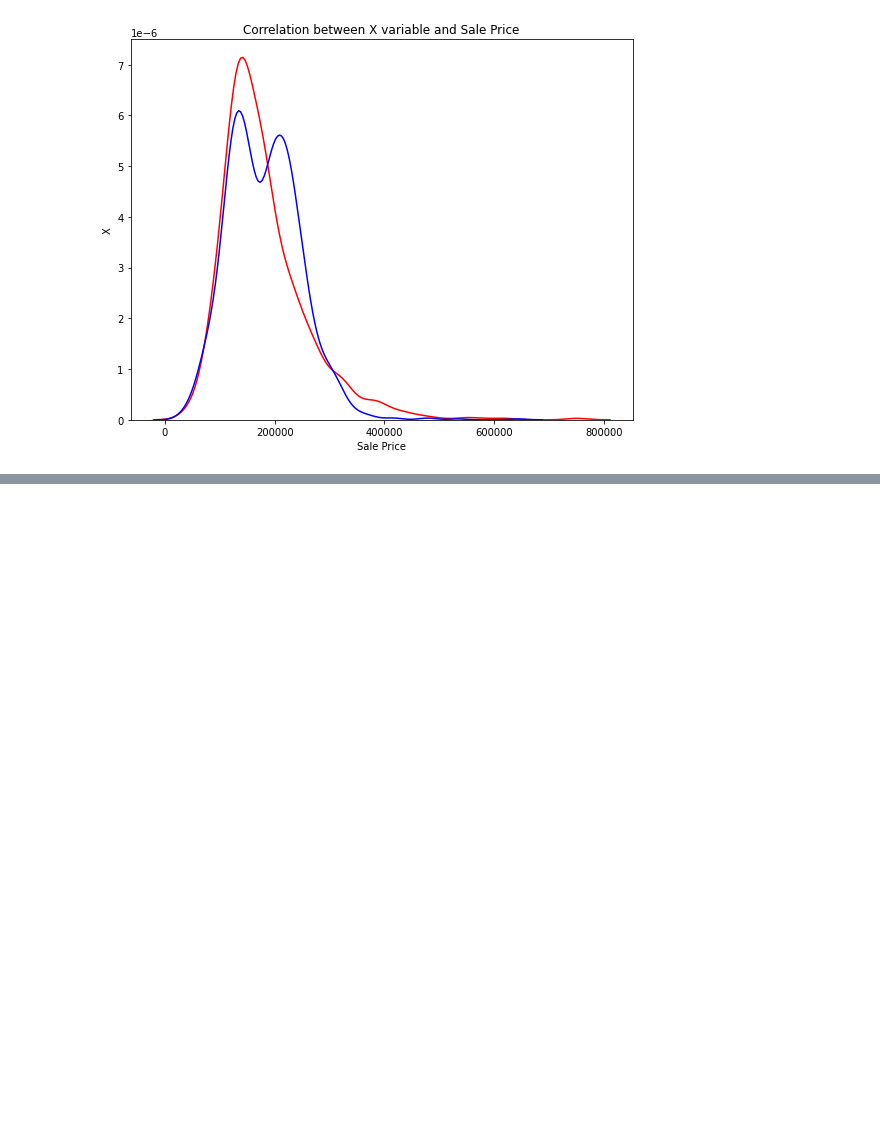
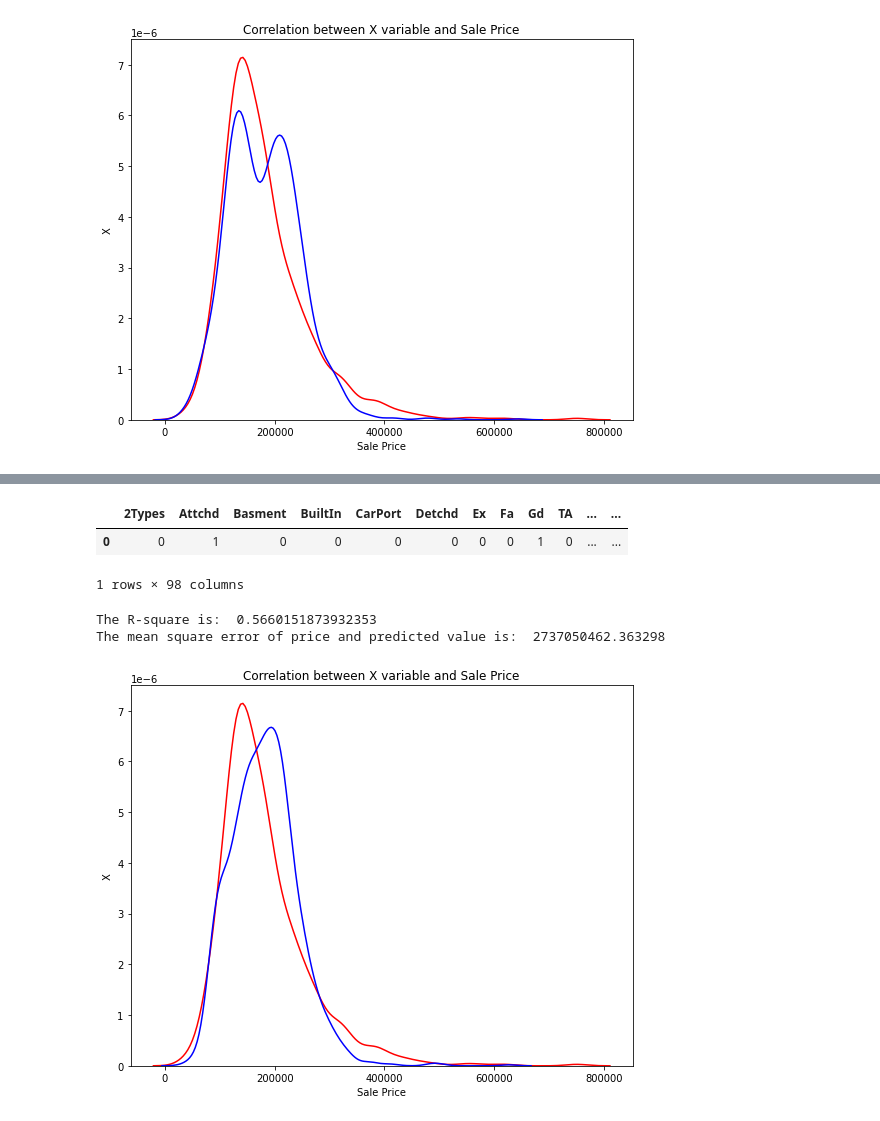
Before and after one commit to bakphoom/Python, a Jupyter notebook: Housing_price_model_dev_Gunnar_Erickson.ipynb, the cells around one changed output, grey strips where cells are left out. Saved outputs shown, nothing was run; the diff lists cells and outputs as text; code cells hidden in the pictures; blank space fills up the shorter version.

```diff
--- a/Housing_price_model_dev_Gunnar_Erickson.ipynb
+++ b/Housing_price_model_dev_Gunnar_Erickson.ipynb
@@ -128,0 +248,14 @@ The mean square error of price and predicted value is:  2119090222.7760875
+# %%
+df_house=pd.get_dummies(df_house['GarageType']).join(df_house)
+# %%
+df_house.head(1)
+# %% [output]
+|  | 2Types | Attchd | Basment | BuiltIn | CarPort | Detchd | Ex | Fa | Gd | TA | ... | ... |
+| 0 | 0 | 1 | 0 | 0 | 0 | 0 | 0 | 0 | 1 | 0 | ... | ... |
+1 rows × 98 columns
+# %%
+model_eval(df_house[['SqFt','Attchd']],df_house['SalePrice'])
+# %% [output]
+The R-square is:  0.5660151873932353
+The mean square error of price and predicted value is:  2737050462.363298
+[figure, added]
```
Also changed, not shown: parts of 49 cells of this notebook.
